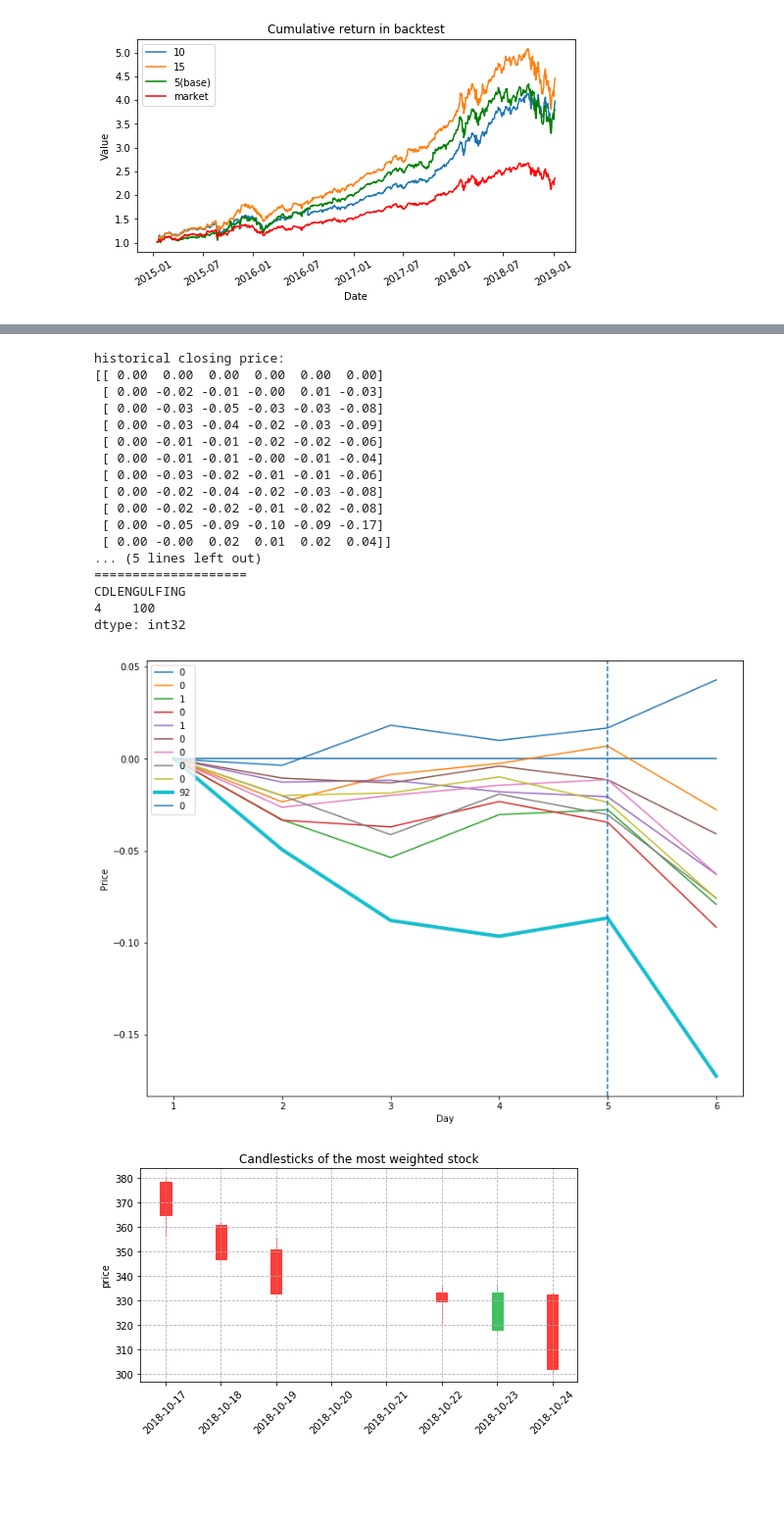
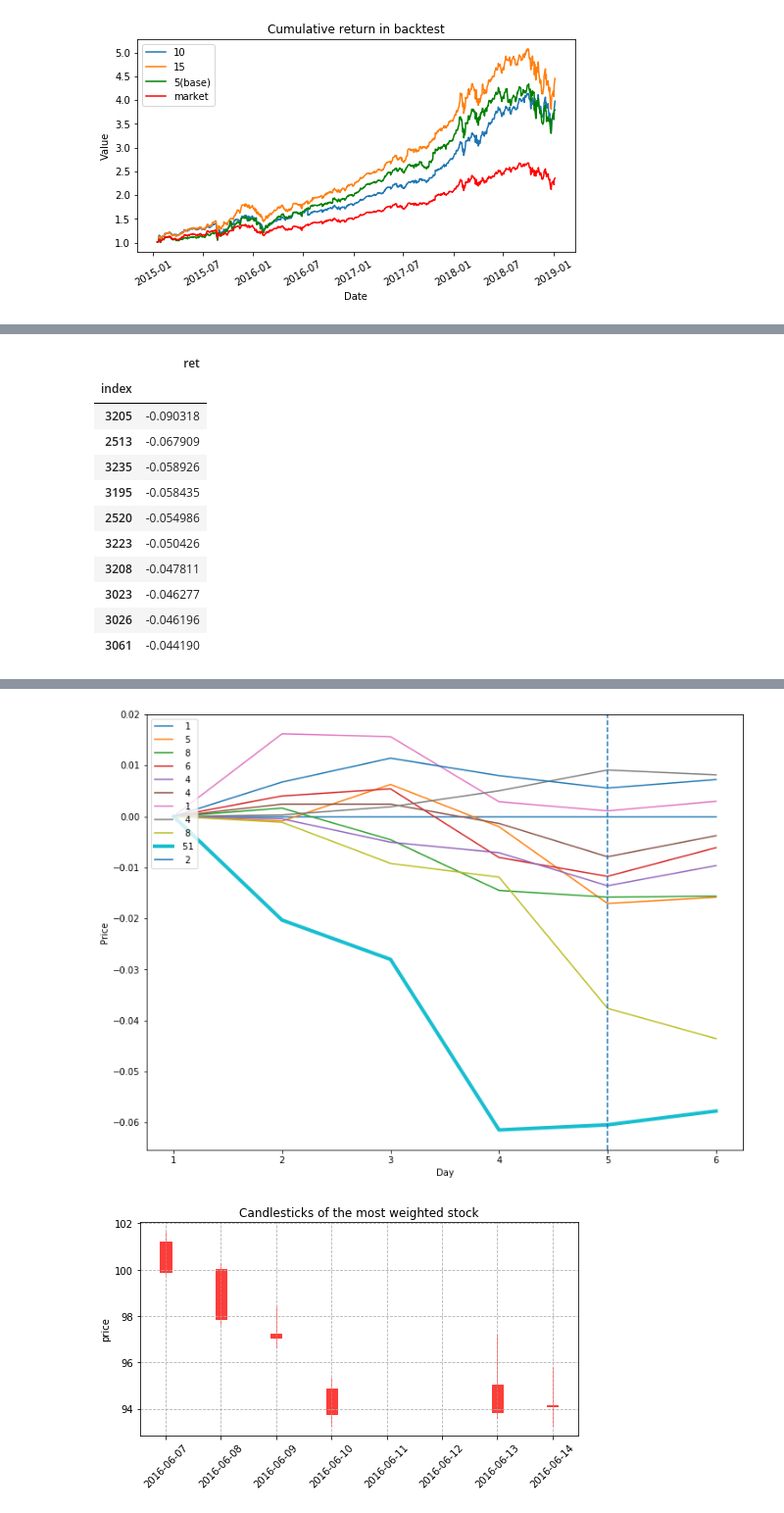
Before and after one commit to yanxurui/portfolio, a Jupyter notebook: analysis.ipynb, the cells around one changed output, grey strips where cells are left out. Shown at 98% size. Drawn from its saved outputs; the diff is of its cells as text; code cells hidden in the pictures; blank space fills up the shorter version.

```diff
--- a/analysis.ipynb
+++ b/analysis.ipynb
@@ -306,17 +306,14 @@ def case(save_dir, k=0):
     weights = allocate(output)
     for i, c in enumerate(df.columns):
         if i == stock_idx:
-            ax.plot(df[c], label='{:d}'.format(int(weights[i]*100)), linewidth=4.0)
+            ax.plot(df[c], label='{:3d}'.format(int(weights[i]*100)), linewidth=4.0)
         else:
-            ax.plot(df[c], label='{:d}'.format(int(weights[i]*100)))
+            ax.plot(df[c], label='{:3d}'.format(int(weights[i]*100)))
     ax.axvline(df.index[-2], linestyle='--')
     ax.legend(loc='upper left')
 
+    best_stock = data.assets[stock_idx]
     # access data_raw directly instead of using X in order to get date and raw price
-    if data.cash and stock_idx!=0:
-        stock_idx -= 1
-    print(stock_idx)
-    best_stock = data.stocks[stock_idx]
     OHLC = data.data_raw.iloc[begin:end].loc[:,idx[['Open', 'High', 'Low', 'Close'], best_stock]]
     OHLC.columns = OHLC.columns.droplevel(1)
     OHLC.reset_index(inplace=True)
@@ -327,11 +324,25 @@ def case(save_dir, k=0):
 
 # restart the kernel after changing dir
 save_dir = Path('exp/base')
+
 os.environ['CONFIG_LOCAL_DIR'] = str(save_dir)
 from config_global import data
 from main import allocate
 test_summary = pd.read_csv(save_dir.joinpath('test_summary.csv'), index_col='index')
 test_output = pd.read_csv(save_dir.joinpath('test_output.csv'), index_col=0)
+test_output.columns = data.assets
 
-case(save_dir, 0)
+case(save_dir, 400)
 # %% [output]
+|  | ret |
+| index |  |
+| 3205 | -0.090318 |
+| 2513 | -0.067909 |
+| 3235 | -0.058926 |
+| 3195 | -0.058435 |
+| 2520 | -0.054986 |
+| 3223 | -0.050426 |
+| 3208 | -0.047811 |
+| 3023 | -0.046277 |
+| 3026 | -0.046196 |
+| 3061 | -0.044190 |
@@ -367,22 +366,5 @@ criterion: CustomizedLoss()
-historical closing price:
-[[ 0.00  0.00  0.00  0.00  0.00  0.00]
- [ 0.00 -0.02 -0.01 -0.00  0.01 -0.03]
- [ 0.00 -0.03 -0.05 -0.03 -0.03 -0.08]
- [ 0.00 -0.03 -0.04 -0.02 -0.03 -0.09]
- [ 0.00 -0.01 -0.01 -0.02 -0.02 -0.06]
- [ 0.00 -0.01 -0.01 -0.00 -0.01 -0.04]
- [ 0.00 -0.03 -0.02 -0.01 -0.01 -0.06]
- [ 0.00 -0.02 -0.04 -0.02 -0.03 -0.08]
- [ 0.00 -0.02 -0.02 -0.01 -0.02 -0.08]
- [ 0.00 -0.05 -0.09 -0.10 -0.09 -0.17]
- [ 0.00 -0.00  0.02  0.01  0.02  0.04]]
-... (5 lines left out)
-====================
-CDLENGULFING
-4    100
-dtype: int32
-[figure, old version]
+[figure, new version]
-[figure, old version]
+[figure, new version]
 # %%
 # raw output distribution
 asset_num = test_output.shape[1]
```
Also changed, not shown: parts of 6 cells of this notebook, 1 other file.
